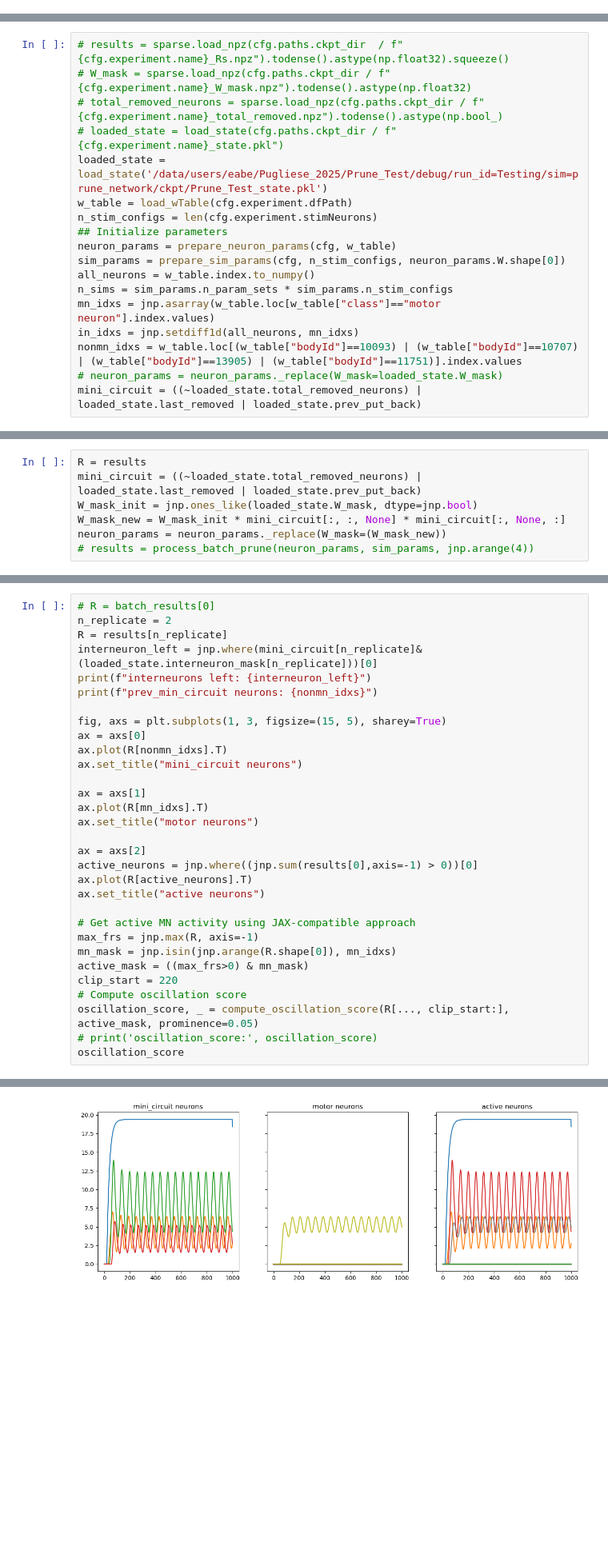
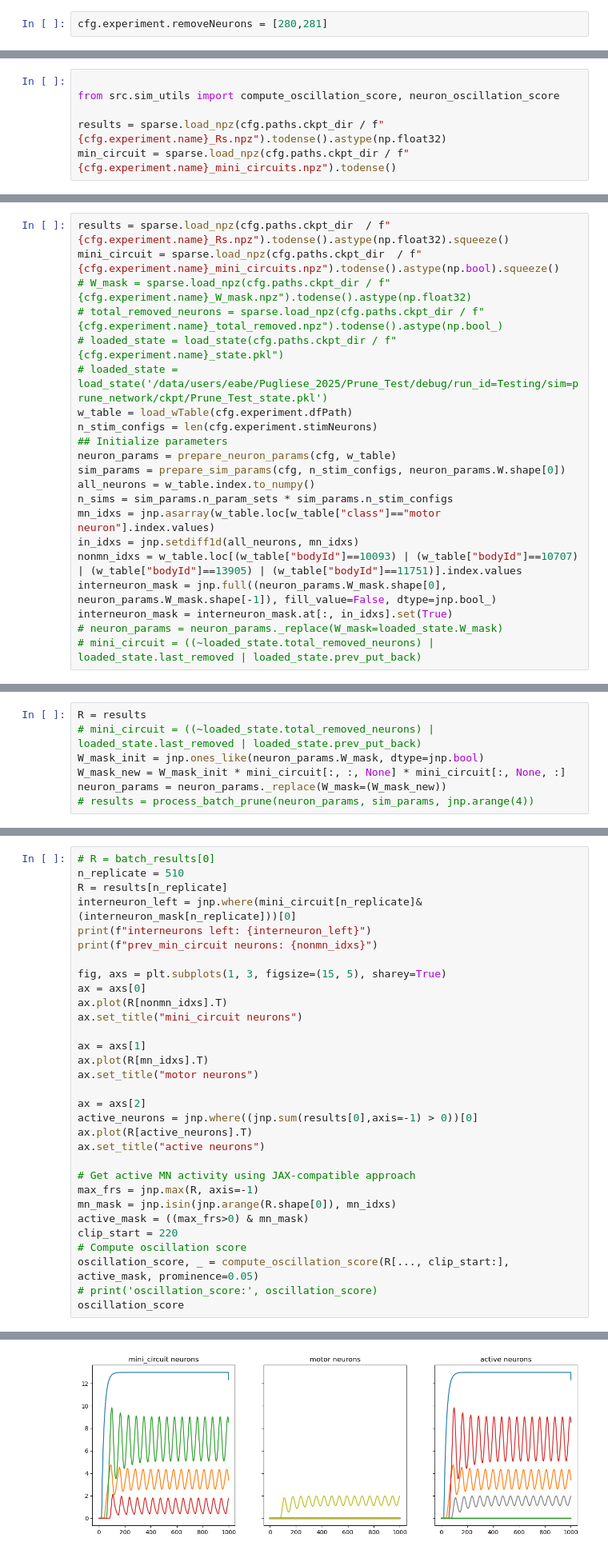
Before and after one commit to smpuglie/Pugliese_cpg_2025, a Jupyter notebook: notebooks/run_config.ipynb, the cells around one changed output, grey strips where cells are left out. Shown at 80% size. Cells and saved outputs as stored; diff of their text form; blank space fills up the shorter version.

```diff
--- a/notebooks/run_config.ipynb
+++ b/notebooks/run_config.ipynb
@@ -64,3 +73,5 @@ Loading: Prune_Test /data/users/eabe/Pugliese_2025/Prune_Test/debug/run_id=Testi
+# %%
+cfg.experiment.removeNeurons = [280,281]
 # %%
 print("Loading network configuration...")
 W_table = load_wTable(cfg.experiment.dfPath)
@@ -107,0 +117,6 @@ np.where(np.all(np.sum(results,axis=-1)==0,axis=-1))
+# %%
+
+from src.sim_utils import compute_oscillation_score, neuron_oscillation_score
+
+results = sparse.load_npz(cfg.paths.ckpt_dir / f"{cfg.experiment.name}_Rs.npz").todense().astype(np.float32)
+min_circuit = sparse.load_npz(cfg.paths.ckpt_dir / f"{cfg.experiment.name}_mini_circuits.npz").todense()
@@ -1243,11 +1333,12 @@ print(f"Hit max iterations: {jnp.sum(final_states.total_iterations >= 200)}")
 # %%
 results = sparse.load_npz('/data/users/eabe/Pugliese_2025/Prune_Test/debug/run_id=Testing/sim=prune_network/ckpt/Prune_Test_Rs.npz').todense().astype(jnp.float32).squeeze()
 # %%
-# results = sparse.load_npz(cfg.paths.ckpt_dir  / f"{cfg.experiment.name}_Rs.npz").todense().astype(np.float32).squeeze()
+results = sparse.load_npz(cfg.paths.ckpt_dir  / f"{cfg.experiment.name}_Rs.npz").todense().astype(np.float32).squeeze()
+mini_circuit = sparse.load_npz(cfg.paths.ckpt_dir  / f"{cfg.experiment.name}_mini_circuits.npz").todense().astype(np.bool).squeeze()
 # W_mask = sparse.load_npz(cfg.paths.ckpt_dir / f"{cfg.experiment.name}_W_mask.npz").todense().astype(np.float32)
 # total_removed_neurons = sparse.load_npz(cfg.paths.ckpt_dir / f"{cfg.experiment.name}_total_removed.npz").todense().astype(np.bool_)
 # loaded_state = load_state(cfg.paths.ckpt_dir / f"{cfg.experiment.name}_state.pkl")
-loaded_state = load_state('/data/users/eabe/Pugliese_2025/Prune_Test/debug/run_id=Testing/sim=prune_network/ckpt/Prune_Test_state.pkl')
+# loaded_state = load_state('/data/users/eabe/Pugliese_2025/Prune_Test/debug/run_id=Testing/sim=prune_network/ckpt/Prune_Test_state.pkl')
 w_table = load_wTable(cfg.experiment.dfPath)
 n_stim_configs = len(cfg.experiment.stimNeurons)
 ## Initialize parameters
@@ -1258,5 +1349,7 @@ n_sims = sim_params.n_param_sets * sim_params.n_stim_configs
 mn_idxs = jnp.asarray(w_table.loc[w_table["class"]=="motor neuron"].index.values)
 in_idxs = jnp.setdiff1d(all_neurons, mn_idxs)
 nonmn_idxs = w_table.loc[(w_table["bodyId"]==10093) | (w_table["bodyId"]==10707) | (w_table["bodyId"]==13905) | (w_table["bodyId"]==11751)].index.values
+interneuron_mask = jnp.full((neuron_params.W_mask.shape[0], neuron_params.W_mask.shape[-1]), fill_value=False, dtype=jnp.bool_)
+interneuron_mask = interneuron_mask.at[:, in_idxs].set(True)
 # neuron_params = neuron_params._replace(W_mask=loaded_state.W_mask)
-mini_circuit = ((~loaded_state.total_removed_neurons) | loaded_state.last_removed | loaded_state.prev_put_back)
+# mini_circuit = ((~loaded_state.total_removed_neurons) | loaded_state.last_removed | loaded_state.prev_put_back)
@@ -1263,7 +1360,7 @@ mini_circuit = ((~loaded_state.total_removed_neurons) | loaded_state.last_remove
 # %%
 R = results
-mini_circuit = ((~loaded_state.total_removed_neurons) | loaded_state.last_removed | loaded_state.prev_put_back)
-W_mask_init = jnp.ones_like(loaded_state.W_mask, dtype=jnp.bool)
+# mini_circuit = ((~loaded_state.total_removed_neurons) | loaded_state.last_removed | loaded_state.prev_put_back)
+W_mask_init = jnp.ones_like(neuron_params.W_mask, dtype=jnp.bool)
 W_mask_new = W_mask_init * mini_circuit[:, :, None] * mini_circuit[:, None, :]
 neuron_params = neuron_params._replace(W_mask=(W_mask_new))
 # results = process_batch_prune(neuron_params, sim_params, jnp.arange(4))
@@ -1274,9 +1371,9 @@ results.shape
 (64, 4561, 1001)
 # %%
 # R = batch_results[0]
-n_replicate = 2
+n_replicate = 510
 R = results[n_replicate]
-interneuron_left = jnp.where(mini_circuit[n_replicate]&(loaded_state.interneuron_mask[n_replicate]))[0]
+interneuron_left = jnp.where(mini_circuit[n_replicate]&(interneuron_mask[n_replicate]))[0]
 print(f"interneurons left: {interneuron_left}")
 print(f"prev_min_circuit neurons: {nonmn_idxs}")
 
@@ -1310 +1407 @@ Array(0.99662596, dtype=float32)
-[figure, old version]
+[figure, new version]
```
Also changed, not shown: parts of 22 cells of this notebook, 1 other file.
